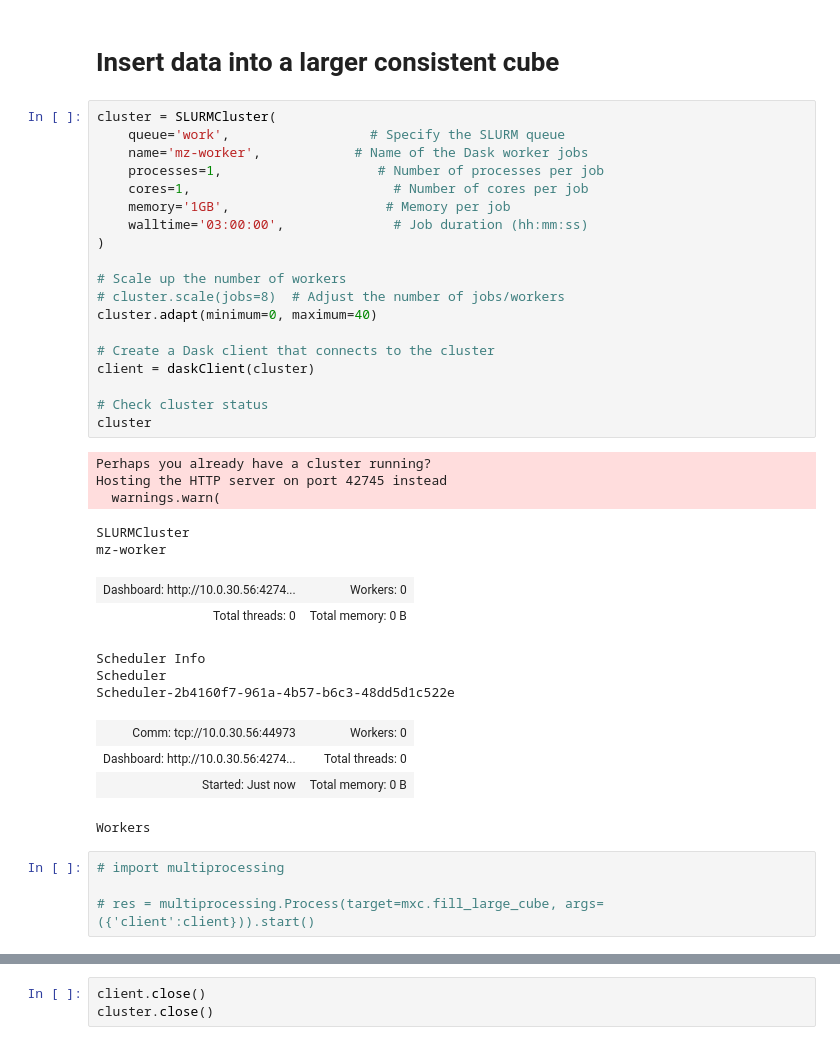
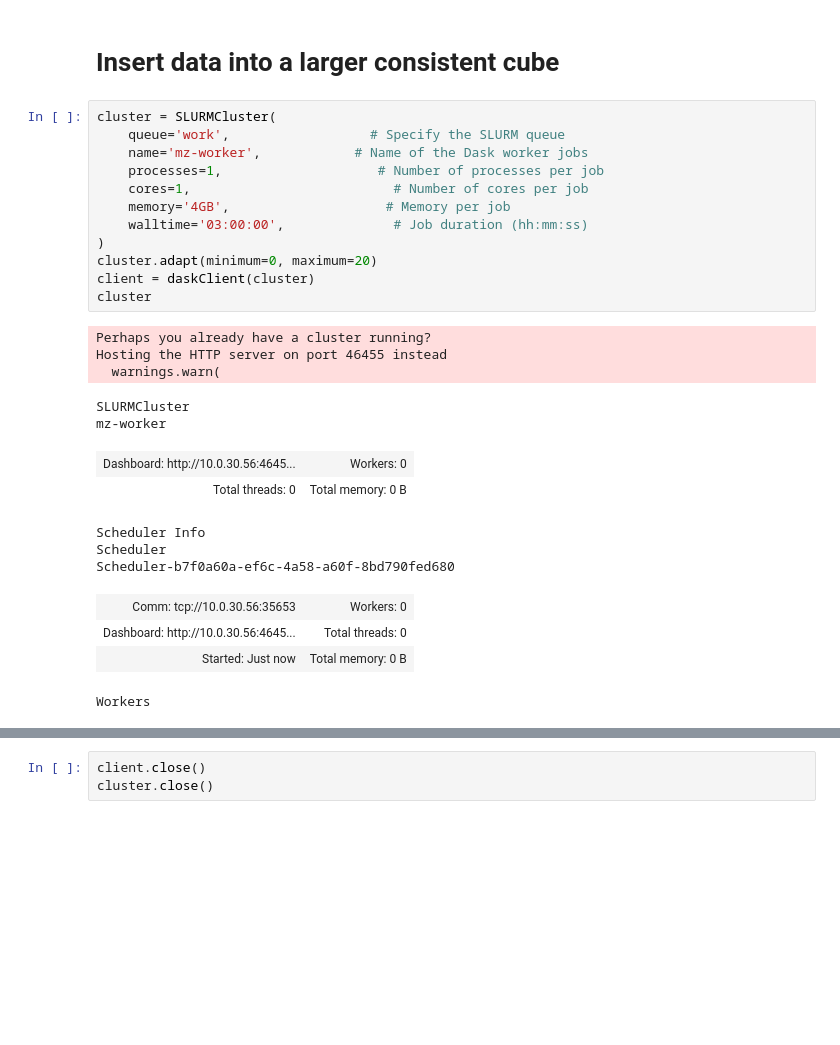
Before and after one commit to MarkusZehner/stacathome, a Jupyter notebook: walltowall.ipynb, the cells around one changed output, grey strips where cells are left out. Saved outputs shown, nothing was run; the diff lists cells and outputs as text; blank space fills up the shorter version.

Commit message:
fill zarr fix?

```diff
--- a/walltowall.ipynb
+++ b/walltowall.ipynb
@@ -266,38 +106,27 @@ otf_cube.B02.mean(dim=[mxc.dimension_names['longitude'],
 # %%
 cluster = SLURMCluster(
     queue='work',                  # Specify the SLURM queue
     name='mz-worker',            # Name of the Dask worker jobs
     processes=1,                    # Number of processes per job
     cores=1,                          # Number of cores per job
-    memory='1GB',                    # Memory per job
+    memory='4GB',                    # Memory per job
     walltime='03:00:00',              # Job duration (hh:mm:ss)
 )
-
-# Scale up the number of workers
-# cluster.scale(jobs=8)  # Adjust the number of jobs/workers
-cluster.adapt(minimum=0, maximum=40)
-
-# Create a Dask client that connects to the cluster
+cluster.adapt(minimum=0, maximum=20)
 client = daskClient(cluster)
-
-# Check cluster status
 cluster
 # %% [output]
 Perhaps you already have a cluster running?
-Hosting the HTTP server on port 42745 instead
+Hosting the HTTP server on port 46455 instead
   warnings.warn(
 SLURMCluster
 mz-worker
-| Dashboard: http://10.0.30.56:4274... | Workers: 0 |
+| Dashboard: http://10.0.30.56:4645... | Workers: 0 |
 | Total threads: 0 | Total memory: 0 B |
 Scheduler Info
 Scheduler
-Scheduler-2b4160f7-961a-4b57-b6c3-48dd5d1c522e
+Scheduler-b7f0a60a-ef6c-4a58-a60f-8bd790fed680
-| Comm: tcp://10.0.30.56:44973 | Workers: 0 |
-| Dashboard: http://10.0.30.56:4274... | Total threads: 0 |
+| Comm: tcp://10.0.30.56:35653 | Workers: 0 |
+| Dashboard: http://10.0.30.56:4645... | Total threads: 0 |
 | Started: Just now | Total memory: 0 B |
 Workers
-# %%
-# import multiprocessing
-
-# res = multiprocessing.Process(target=mxc.fill_large_cube, args=({'client':client})).start()
```
Also changed, not shown: parts of 34 cells of this notebook, 2 other files.
